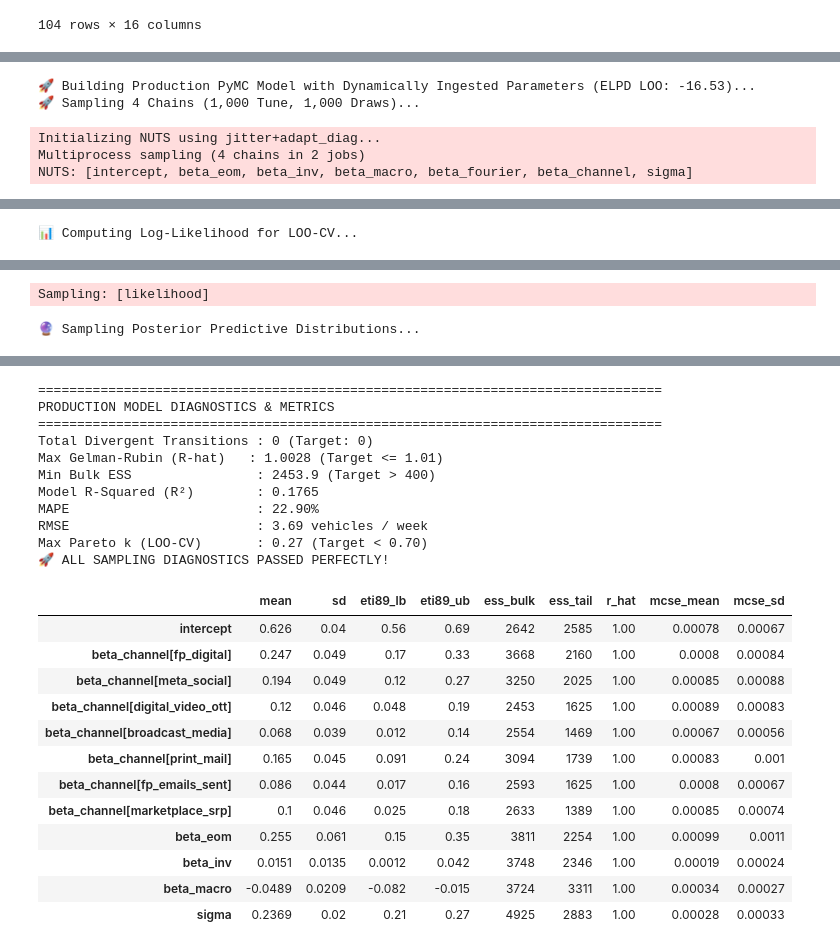
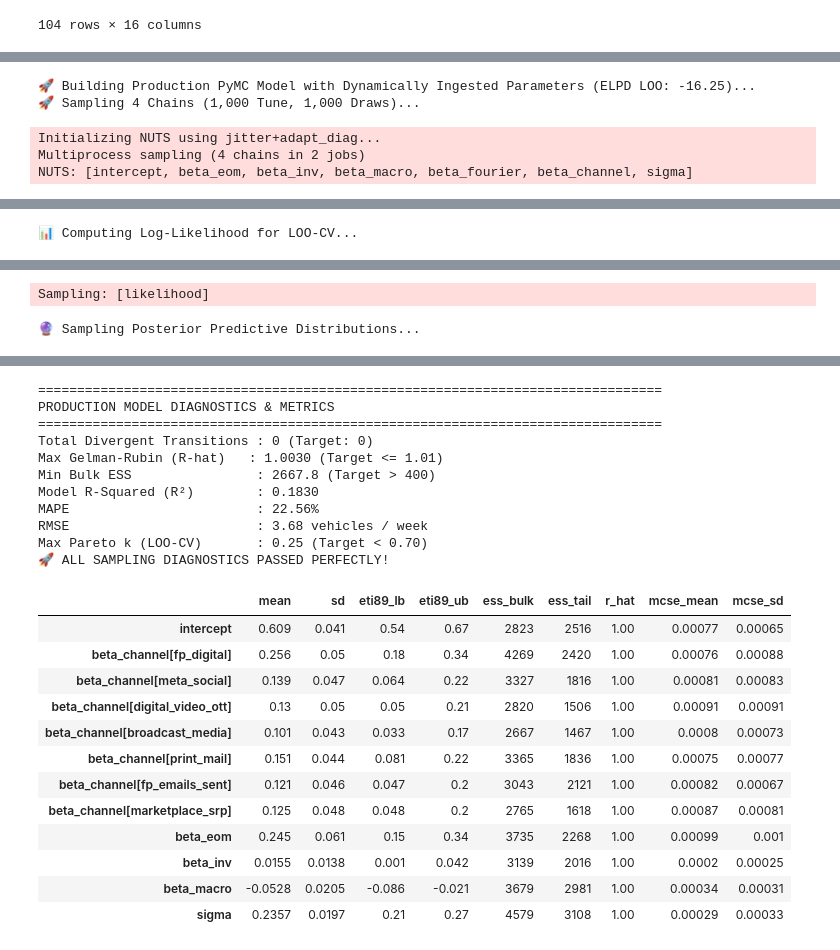
Before and after one commit to bdececco/titan-project, a Jupyter notebook: notebooks/new_mcj_weekly_model.ipynb, the cells around one changed output, grey strips where cells are left out. Saved outputs shown, nothing was run; the diff lists cells and outputs as text; code cells hidden in the pictures.

Commit message:
Updated scripts to include all variables and separated MCJ and MRD

```diff
--- a/notebooks/new_mcj_weekly_model.ipynb
+++ b/notebooks/new_mcj_weekly_model.ipynb
@@ -77,6 +77,10 @@ import pandas as pd
 # ------------------------------------------------------------------------------
 # 1. DATA INGESTION (LOCAL CSV WITH REMOTE GOOGLE SHEET FALLBACK)
 # ------------------------------------------------------------------------------
+
+# Set store prefix ('mcj' for Chrysler Jeep, 'mrd' for Monroeville Dodge Ram)
+STORE_PREFIX = "mcj"
+OPTUNA_PARAMS_FILE = f"{STORE_PREFIX}_optuna_best_params.json"
 
 LOCAL_DATA_PATH = os.path.join("..", "data", "raw", "Chrysler_Jeep_Workbook_Sheet1.csv")
 if not os.path.exists(LOCAL_DATA_PATH):
@@ -112,6 +116,7 @@ def fetch_dealership_data(local_path: str, google_sheet_url: str) -> pd.DataFram
         return df_remote
 
 df_raw = fetch_dealership_data(LOCAL_DATA_PATH, TARGET_SHEET_URL)
+
 
 # ------------------------------------------------------------------------------
 # 2. SANITIZATION & FLEXIBLE COLUMN RETRIEVAL HELPERS
@@ -339,14 +344,14 @@ for l in range(max_global_lag):
 def objective(trial):
     # Search bounds constrained by retail domain realities (e.g., print_mail lmax <= 6)
     param_ranges = {
-        'fp_digital':        {'alpha': (0.05, 0.30), 'lmax': (2, 5),  'k': (0.8, 2.5), 's': (0.8, 1.4), 'beta_mu': (0.15, 0.35)},
-        'meta_social':       {'alpha': (0.10, 0.35), 'lmax': (2, 5),  'k': (0.8, 2.5), 's': (0.8, 1.4), 'beta_mu': (0.10, 0.25)},
-        'digital_video_ott': {'alpha': (0.20, 0.50), 'lmax': (3, 8),  'k': (0.8, 2.5), 's': (0.8, 1.5), 'beta_mu': (0.10, 0.25)},
-        'broadcast_media':   {'alpha': (0.30, 0.65), 'lmax': (4, 10), 'k': (0.8, 2.5), 's': (0.8, 1.6), 'beta_mu': (0.05, 0.15)},
-        'print_mail':        {'alpha': (0.15, 0.45), 'lmax': (2, 6),  'k': (0.8, 2.5), 's': (0.8, 1.6), 'beta_mu': (0.05, 0.15)}, # Constrained lmax to 2-6 wks
-        'fp_emails_sent':    {'alpha': (0.05, 0.25), 'lmax': (2, 4),  'k': (0.8, 2.5), 's': (0.8, 1.4), 'beta_mu': (0.02, 0.15)},
-        'marketplace_srp':   {'alpha': (0.05, 0.35), 'lmax': (2, 5),  'k': (0.8, 2.5), 's': (0.8, 1.4), 'beta_mu': (0.02, 0.20)}
-    }
+    'fp_digital':        {'alpha': (0.05, 0.25), 'lmax': (2, 4),  'k': (1.5, 3.2), 's': (0.9, 1.5), 'beta_mu': (0.22, 0.35)},
+    'meta_social':       {'alpha': (0.10, 0.30), 'lmax': (2, 4),  'k': (1.2, 2.8), 's': (0.8, 1.4), 'beta_mu': (0.14, 0.24)},
+    'digital_video_ott': {'alpha': (0.25, 0.55), 'lmax': (3, 7),  'k': (1.2, 2.8), 's': (0.8, 1.4), 'beta_mu': (0.12, 0.22)},
+    'broadcast_media':   {'alpha': (0.35, 0.70), 'lmax': (4, 10), 'k': (0.8, 1.8), 's': (0.8, 1.4), 'beta_mu': (0.07, 0.15)},
+    'print_mail':        {'alpha': (0.15, 0.45), 'lmax': (2, 5),  'k': (0.8, 1.6), 's': (0.8, 1.3), 'beta_mu': (0.06, 0.12)},
+    'fp_emails_sent':    {'alpha': (0.05, 0.25), 'lmax': (2, 4),  'k': (1.0, 2.2), 's': (0.8, 1.4), 'beta_mu': (0.05, 0.15)},
+    'marketplace_srp':   {'alpha': (0.05, 0.30), 'lmax': (2, 4),  'k': (1.0, 2.2), 's': (0.8, 1.4), 'beta_mu': (0.09, 0.18)}
+}
 
     alpha_vals, k_vals, s_vals, beta_mus, lmax_vals = [], [], [], [], []
     for chan in all_7_channels:
@@ -412,9 +417,9 @@ def objective(trial):
 # 3. RUN STUDY & SERIALIZE BEST PARAMS TO DISK
 # ------------------------------------------------------------------------------
 
-print("🚀 Running Optuna Prior Calibration Study for All 7 Channels (15 Trials)...")
+print("🚀 Running Optuna Prior Calibration Study for All 7 Channels (30 Trials)...")
 study = optuna.create_study(direction="maximize")
-study.optimize(objective, n_trials=15)
+study.optimize(objective, n_trials=30)
 
 # Build structured dictionary payload
 best_priors_dict = {
@@ -433,13 +438,13 @@ for chan in all_7_channels:
         "beta_mu": float(study.best_params[f"beta_mu_{chan}"])
     }
 
-# Save payload to JSON
+# Serialize store-specific best priors payload
 json_dir = os.path.join("..", "data", "processed")
 if not os.path.exists(json_dir):
     json_dir = os.path.join("data", "processed")
 os.makedirs(json_dir, exist_ok=True)
 
-json_filepath = os.path.join(json_dir, "optuna_best_params.json")
+json_filepath = os.path.join(json_dir, OPTUNA_PARAMS_FILE)
 with open(json_filepath, "w") as f:
     json.dump(best_priors_dict, f, indent=4)
 
@@ -537,18 +519,18 @@ warnings.filterwarnings('ignore')
 # 1. DYNAMICALLY INGEST OPTUNA BEST PARAMETERS (MEMORY OR DISK)
 # ------------------------------------------------------------------------------
 
-# Check in-memory variable first, fallback to JSON on disk
+# Dynamic ingestion based on STORE_PREFIX
 if 'best_priors_dict' not in locals():
-    json_filepath = os.path.join("..", "data", "processed", "optuna_best_params.json")
+    json_filepath = os.path.join("..", "data", "processed", OPTUNA_PARAMS_FILE)
     if not os.path.exists(json_filepath):
-        json_filepath = os.path.join("data", "processed", "optuna_best_params.json")
+        json_filepath = os.path.join("data", "processed", OPTUNA_PARAMS_FILE)
 
     if os.path.exists(json_filepath):
         print(f"📂 Loading Optuna parameters from JSON disk cache: {json_filepath}")
         with open(json_filepath, "r") as f:
             best_priors_dict = json.load(f)
     else:
-        raise FileNotFoundError(f"❌ Optuna parameter payload not found in memory or at {json_filepath}. Please run Cell 3 first.")
+        raise FileNotFoundError(f"❌ Prior file {json_filepath} not found. Run Cell 3 first.")
 
 all_7_channels = list(best_priors_dict["channels"].keys())
 fourier_cols = ['sin_order1', 'cos_order1', 'sin_order2', 'cos_order2']
@@ -705,7 +687,7 @@ if idata.sample_stats.divergences.sum().item() == 0 and summary_df['r_hat'].max(
 
 display(summary_df.round(4))
 # %% [output]
-🚀 Building Production PyMC Model with Dynamically Ingested Parameters (ELPD LOO: -16.53)...
+🚀 Building Production PyMC Model with Dynamically Ingested Parameters (ELPD LOO: -16.25)...
 🚀 Sampling 4 Chains (1,000 Tune, 1,000 Draws)...
 Initializing NUTS using jitter+adapt_diag...
 Multiprocess sampling (4 chains in 2 jobs)
@@ -715,31 +697,31 @@ Sampling 4 chains for 1_000 tune and 1_000 draw iterations (4_000 + 4_000 draws
 📊 Computing Log-Likelihood for LOO-CV...
 [interactive output not drawn]
 Sampling: [likelihood]
 🔮 Sampling Posterior Predictive Distributions...
 [interactive output not drawn]
 ================================================================================
 PRODUCTION MODEL DIAGNOSTICS & METRICS
 ================================================================================
 Total Divergent Transitions : 0 (Target: 0)
-Max Gelman-Rubin (R-hat)   : 1.0028 (Target <= 1.01)
-Min Bulk ESS                : 2453.9 (Target > 400)
-Model R-Squared (R²)        : 0.1765
-MAPE                        : 22.90%
-RMSE                        : 3.69 vehicles / week
-Max Pareto k (LOO-CV)       : 0.27 (Target < 0.70)
+Max Gelman-Rubin (R-hat)   : 1.0030 (Target <= 1.01)
+Min Bulk ESS                : 2667.8 (Target > 400)
+Model R-Squared (R²)        : 0.1830
+MAPE                        : 22.56%
+RMSE                        : 3.68 vehicles / week
+Max Pareto k (LOO-CV)       : 0.25 (Target < 0.70)
 🚀 ALL SAMPLING DIAGNOSTICS PASSED PERFECTLY!
 |  | mean | sd | eti89_lb | eti89_ub | ess_bulk | ess_tail | r_hat | mcse_mean | mcse_sd |
-| intercept | 0.626 | 0.04 | 0.56 | 0.69 | 2642 | 2585 | 1.00 | 0.00078 | 0.00067 |
-| beta_channel[fp_digital] | 0.247 | 0.049 | 0.17 | 0.33 | 3668 | 2160 | 1.00 | 0.0008 | 0.00084 |
-| beta_channel[meta_social] | 0.194 | 0.049 | 0.12 | 0.27 | 3250 | 2025 | 1.00 | 0.00085 | 0.00088 |
-| beta_channel[digital_video_ott] | 0.12 | 0.046 | 0.048 | 0.19 | 2453 | 1625 | 1.00 | 0.00089 | 0.00083 |
-| beta_channel[broadcast_media] | 0.068 | 0.039 | 0.012 | 0.14 | 2554 | 1469 | 1.00 | 0.00067 | 0.00056 |
-| beta_channel[print_mail] | 0.165 | 0.045 | 0.091 | 0.24 | 3094 | 1739 | 1.00 | 0.00083 | 0.001 |
-| beta_channel[fp_emails_sent] | 0.086 | 0.044 | 0.017 | 0.16 | 2593 | 1625 | 1.00 | 0.0008 | 0.00067 |
-| beta_channel[marketplace_srp] | 0.1 | 0.046 | 0.025 | 0.18 | 2633 | 1389 | 1.00 | 0.00085 | 0.00074 |
-| beta_eom | 0.255 | 0.061 | 0.15 | 0.35 | 3811 | 2254 | 1.00 | 0.00099 | 0.0011 |
-| beta_inv | 0.0151 | 0.0135 | 0.0012 | 0.042 | 3748 | 2346 | 1.00 | 0.00019 | 0.00024 |
-| beta_macro | -0.0489 | 0.0209 | -0.082 | -0.015 | 3724 | 3311 | 1.00 | 0.00034 | 0.00027 |
-| sigma | 0.2369 | 0.02 | 0.21 | 0.27 | 4925 | 2883 | 1.00 | 0.00028 | 0.00033 |
+| intercept | 0.609 | 0.041 | 0.54 | 0.67 | 2823 | 2516 | 1.00 | 0.00077 | 0.00065 |
+| beta_channel[fp_digital] | 0.256 | 0.05 | 0.18 | 0.34 | 4269 | 2420 | 1.00 | 0.00076 | 0.00088 |
+| beta_channel[meta_social] | 0.139 | 0.047 | 0.064 | 0.22 | 3327 | 1816 | 1.00 | 0.00081 | 0.00083 |
+| beta_channel[digital_video_ott] | 0.13 | 0.05 | 0.05 | 0.21 | 2820 | 1506 | 1.00 | 0.00091 | 0.00091 |
+| beta_channel[broadcast_media] | 0.101 | 0.043 | 0.033 | 0.17 | 2667 | 1467 | 1.00 | 0.0008 | 0.00073 |
+| beta_channel[print_mail] | 0.151 | 0.044 | 0.081 | 0.22 | 3365 | 1836 | 1.00 | 0.00075 | 0.00077 |
+| beta_channel[fp_emails_sent] | 0.121 | 0.046 | 0.047 | 0.2 | 3043 | 2121 | 1.00 | 0.00082 | 0.00067 |
+| beta_channel[marketplace_srp] | 0.125 | 0.048 | 0.048 | 0.2 | 2765 | 1618 | 1.00 | 0.00087 | 0.00081 |
+| beta_eom | 0.245 | 0.061 | 0.15 | 0.34 | 3735 | 2268 | 1.00 | 0.00099 | 0.001 |
+| beta_inv | 0.0155 | 0.0138 | 0.001 | 0.042 | 3139 | 2016 | 1.00 | 0.0002 | 0.00025 |
+| beta_macro | -0.0528 | 0.0205 | -0.086 | -0.021 | 3679 | 2981 | 1.00 | 0.00034 | 0.00031 |
+| sigma | 0.2357 | 0.0197 | 0.21 | 0.27 | 4579 | 3108 | 1.00 | 0.00029 | 0.00033 |
 # %%
 # ==============================================================================
```
Also changed, not shown: parts of 4 cells of this notebook, 18 other files.
